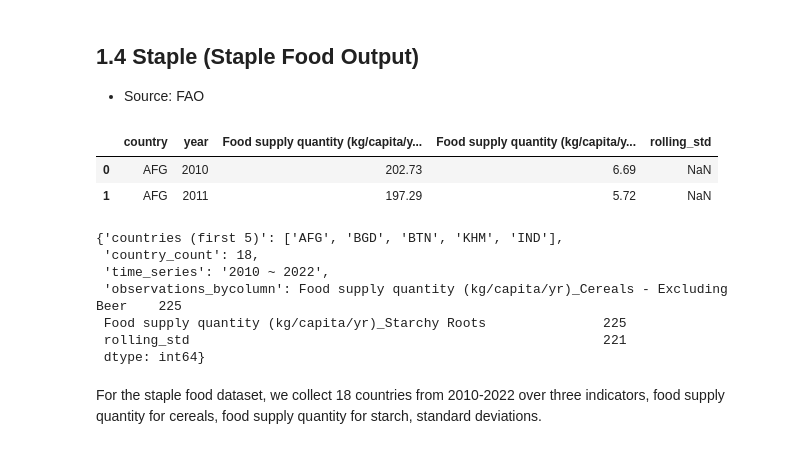
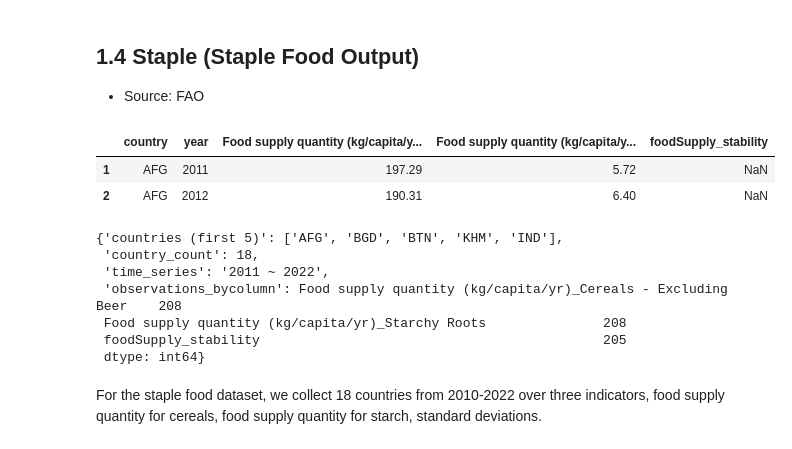
Before and after one commit to wanzi-wang/graspp_2025s_fintech, a Jupyter notebook: notebooks/Milestone_2.ipynb, the cells around one changed output. Drawn from its saved outputs; the diff is of its cells as text; code cells hidden in the pictures.

```diff
--- a/notebooks/Milestone_2.ipynb
+++ b/notebooks/Milestone_2.ipynb
@@ -169,20 +172,22 @@ For the Global Financial Inclusion (GFI) dataset from Findex, we collect account
 # %%
 df_staple = pd.read_csv('../Data/processed/StapleFoodStability_adjusted.csv')
 df_staple = df_staple.rename(columns={'code': 'country'})
+df_staple=df_staple.rename(columns={'rolling_std': 'foodSupply_stability'})
+df_staple = df_staple[(df_staple['year'] >= 2011) & (df_staple['year'] <= 2024)]
 df_staple.head(2)
 # %% [output]
-|  | country | year | Food supply quantity (kg/capita/y... | Food supply quantity (kg/capita/y... | rolling_std |
-| 0 | AFG | 2010 | 202.73 | 6.69 | NaN |
+|  | country | year | Food supply quantity (kg/capita/y... | Food supply quantity (kg/capita/y... | foodSupply_stability |
 | 1 | AFG | 2011 | 197.29 | 5.72 | NaN |
+| 2 | AFG | 2012 | 190.31 | 6.40 | NaN |
 # %%
 basic_stats(df_staple)
 # %% [output]
 {'countries (first 5)': ['AFG', 'BGD', 'BTN', 'KHM', 'IND'],
  'country_count': 18,
- 'time_series': '2010 ~ 2022',
- 'observations_bycolumn': Food supply quantity (kg/capita/yr)_Cereals - Excluding Beer    225
- Food supply quantity (kg/capita/yr)_Starchy Roots               225
- rolling_std                                                     221
+ 'time_series': '2011 ~ 2022',
+ 'observations_bycolumn': Food supply quantity (kg/capita/yr)_Cereals - Excluding Beer    208
+ Food supply quantity (kg/capita/yr)_Starchy Roots               208
+ foodSupply_stability                                            205
  dtype: int64}
 # %% [markdown]
 For the staple food dataset, we collect 18 countries from 2010-2022 over three indicators, food supply quantity for cereals, food supply quantity for starch, standard deviations.
```
Also changed, not shown: parts of 26 cells of this notebook, 5 other files.
